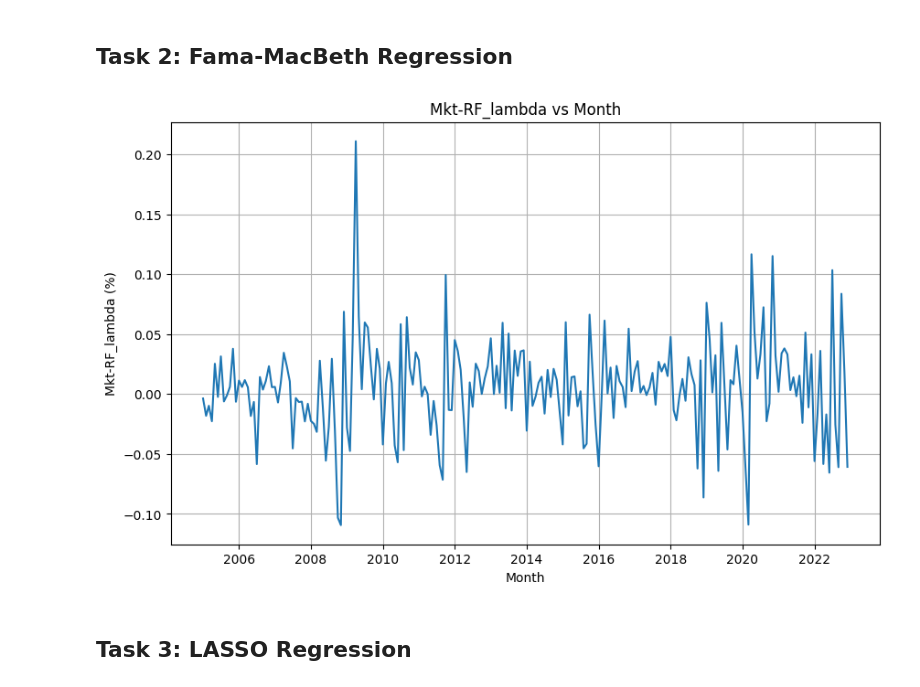
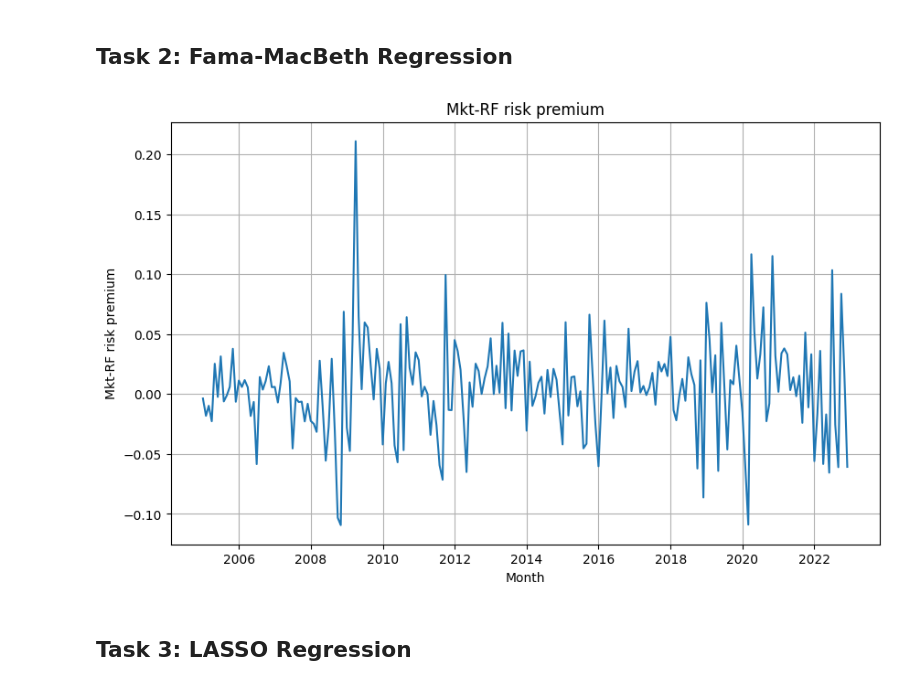
Before and after one commit to yeyechen/HKU-MFIN7034-ML, a Jupyter notebook: coursework_1.ipynb, the cells around one changed output. Cells and saved outputs as stored; diff of their text form; code cells hidden in the pictures.

```diff
--- a/coursework_1.ipynb
+++ b/coursework_1.ipynb
@@ -240,14 +232,14 @@ result_df = pd.DataFrame(result)
 # %%
 # Plotting
 plt.figure(figsize=(10, 6))
 plt.plot(result_df['Month'], result_df['Mkt-RF_lambda'], linestyle='-')
-plt.title('Mkt-RF_lambda vs Month')
+plt.title('Mkt-RF risk premium')
 plt.xlabel('Month')
-plt.ylabel('Mkt-RF_lambda (%)')
+plt.ylabel('Mkt-RF risk premium')
 plt.grid(True)
 plt.show()
 # %% [output]
-[figure, old version]
+[figure, new version]
 # %% [markdown]
 ## Task 3: LASSO Regression
 # %%
```
Also changed, not shown: parts of 9 cells of this notebook, 2 other files.
